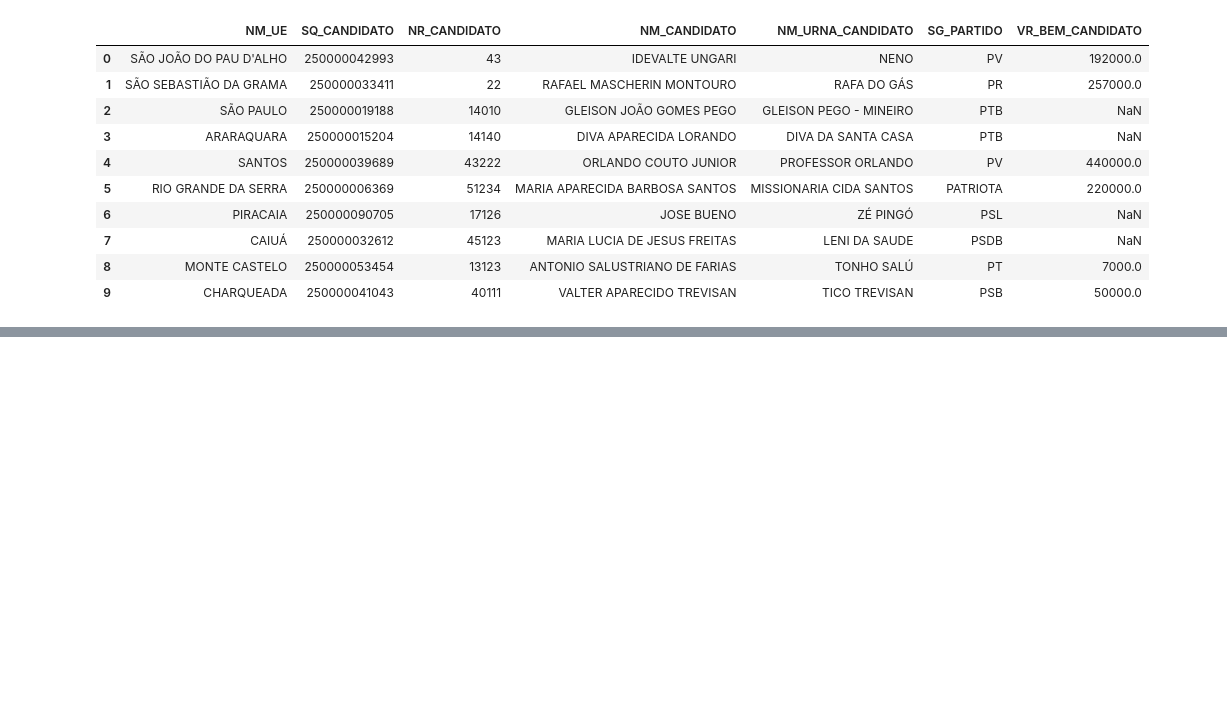
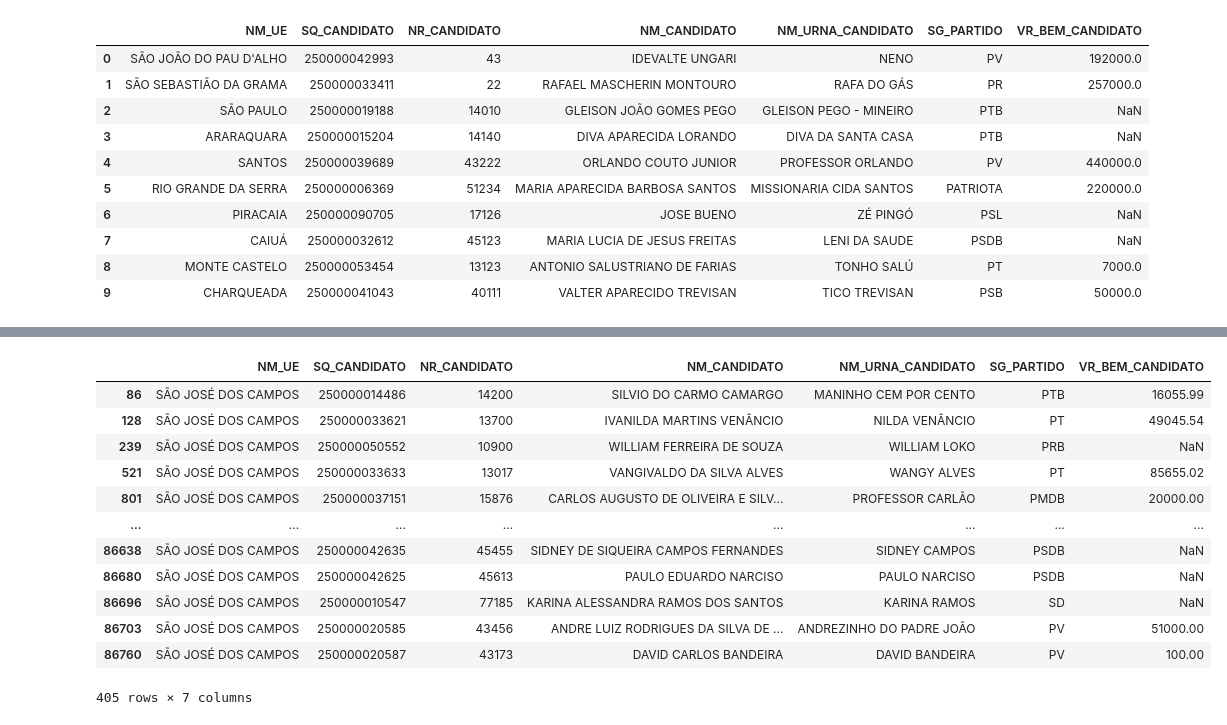
Before and after one commit to gusrobert/analiseDadosBensDeclarados, a Jupyter notebook: Bens declarados dos candidatos reeleitos.ipynb, the cells around one changed output, grey strips where cells are left out. Drawn from its saved outputs; the diff is of its cells as text; code cells hidden in the pictures; blank space fills up the shorter version.

```diff
--- a/Bens declarados dos candidatos reeleitos.ipynb
+++ b/Bens declarados dos candidatos reeleitos.ipynb
@@ -73,3 +94,21 @@ cand_merge_bens_16.head(10)
 * Walter Hayashi (PSC) - 2.885 (0,83%) -                | 250000681757
 * Juliana Fraga (PT) - 2.689 (0,77%) -                  | 250000753707
 * Zé Luís (PSD) - 1.908 (0,55%) -                       | 250000643180
+# %%
+cand_sjc = cand_merge_bens_16[cand_merge_bens_16['NM_UE'] == 'SÃO JOSÉ DOS CAMPOS']
+# %%
+cand_sjc
+# %% [output]
+|  | NM_UE | SQ_CANDIDATO | NR_CANDIDATO | NM_CANDIDATO | NM_URNA_CANDIDATO | SG_PARTIDO | VR_BEM_CANDIDATO |
+| 86 | SÃO JOSÉ DOS CAMPOS | 250000014486 | 14200 | SILVIO DO CARMO CAMARGO | MANINHO CEM POR CENTO | PTB | 16055.99 |
+| 128 | SÃO JOSÉ DOS CAMPOS | 250000033621 | 13700 | IVANILDA MARTINS VENÂNCIO | NILDA VENÂNCIO | PT | 49045.54 |
+| 239 | SÃO JOSÉ DOS CAMPOS | 250000050552 | 10900 | WILLIAM FERREIRA DE SOUZA | WILLIAM LOKO | PRB | NaN |
+| 521 | SÃO JOSÉ DOS CAMPOS | 250000033633 | 13017 | VANGIVALDO DA SILVA ALVES | WANGY ALVES | PT | 85655.02 |
+| 801 | SÃO JOSÉ DOS CAMPOS | 250000037151 | 15876 | CARLOS AUGUSTO DE OLIVEIRA E SILV... | PROFESSOR CARLÃO | PMDB | 20000.00 |
+| ... | ... | ... | ... | ... | ... | ... | ... |
+| 86638 | SÃO JOSÉ DOS CAMPOS | 250000042635 | 45455 | SIDNEY DE SIQUEIRA CAMPOS FERNANDES | SIDNEY CAMPOS | PSDB | NaN |
+| 86680 | SÃO JOSÉ DOS CAMPOS | 250000042625 | 45613 | PAULO EDUARDO NARCISO | PAULO NARCISO | PSDB | NaN |
+| 86696 | SÃO JOSÉ DOS CAMPOS | 250000010547 | 77185 | KARINA ALESSANDRA RAMOS DOS SANTOS | KARINA RAMOS | SD | NaN |
+| 86703 | SÃO JOSÉ DOS CAMPOS | 250000020585 | 43456 | ANDRE LUIZ RODRIGUES DA SILVA DE ... | ANDREZINHO DO PADRE JOÃO | PV | 51000.00 |
+| 86760 | SÃO JOSÉ DOS CAMPOS | 250000020587 | 43173 | DAVID CARLOS BANDEIRA | DAVID BANDEIRA | PV | 100.00 |
+405 rows × 7 columns
```
Also changed, not shown: parts of 10 cells of this notebook.
